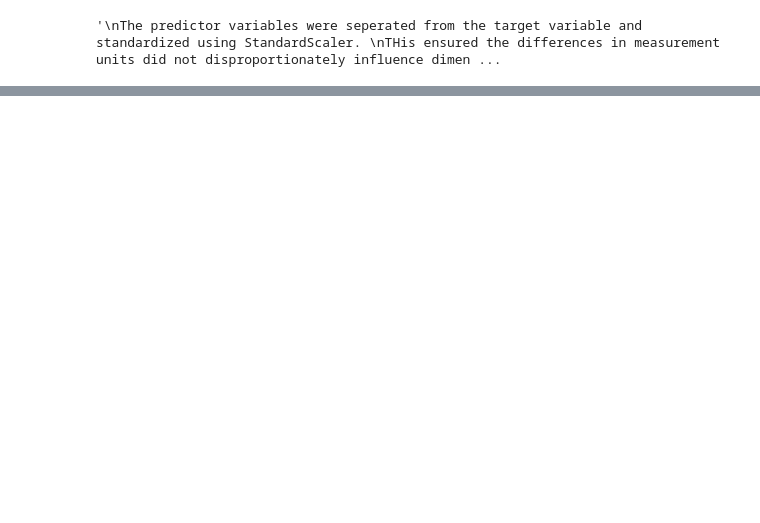
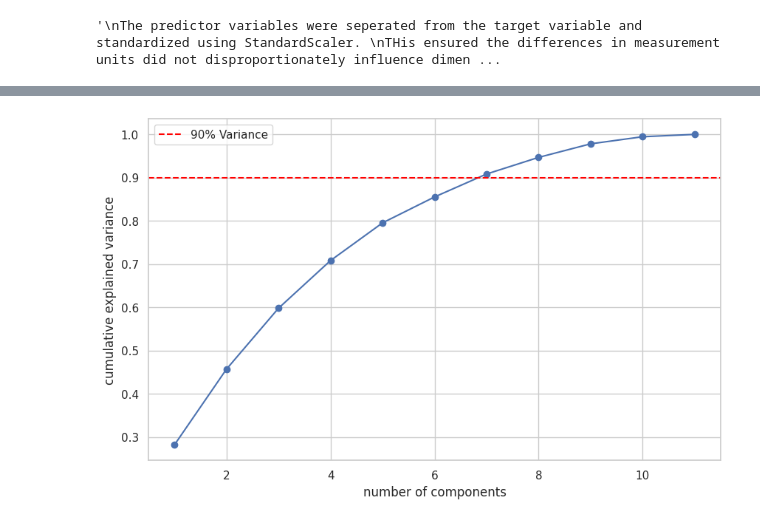
Before and after one commit to j1ere/MDS, a Jupyter notebook: whine quality dataset.ipynb, the cells around one changed output, grey strips where cells are left out. Cells and saved outputs as stored; diff of their text form; code cells hidden in the pictures; blank space fills up the shorter version.

```diff
--- a/whine quality dataset.ipynb
+++ b/whine quality dataset.ipynb
@@ -639,0 +738,20 @@ suitable for both PCA and MDS
+# %%
+#cumulative explained variance
+
+plt.figure(figsize=(10,6))
+
+plt.plot(
+    range(1, len(explained_variance) + 1),
+    np.cumsum(explained_variance),
+    marker="o"
+)
+
+plt.axhline(0.90, color="red", linestyle="--", label="90% Variance")
+
+plt.xlabel("number of components")
+plt.ylabel("cumulative explained variance")
+
+plt.legend()
+plt.grid(True)
+# %% [output]
+[figure, added]
```
Also changed, not shown: parts of 26 cells of this notebook.
